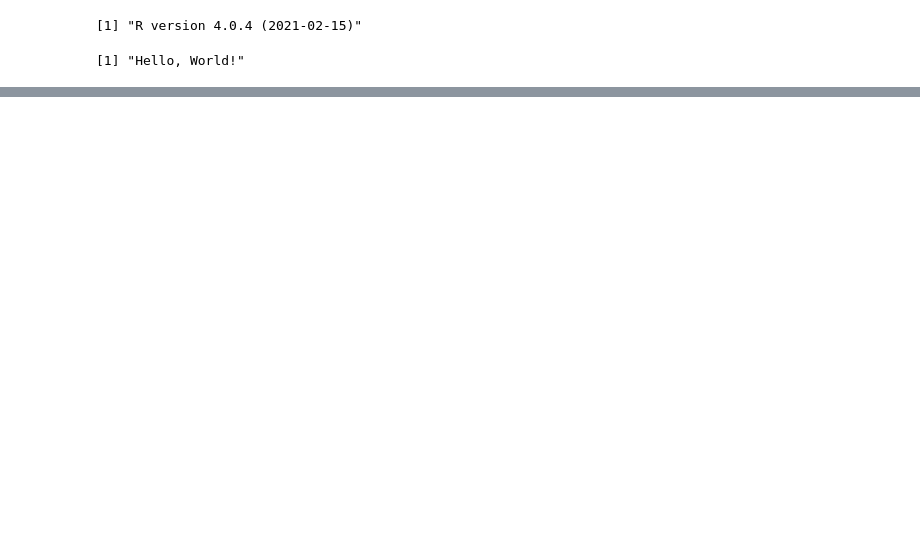
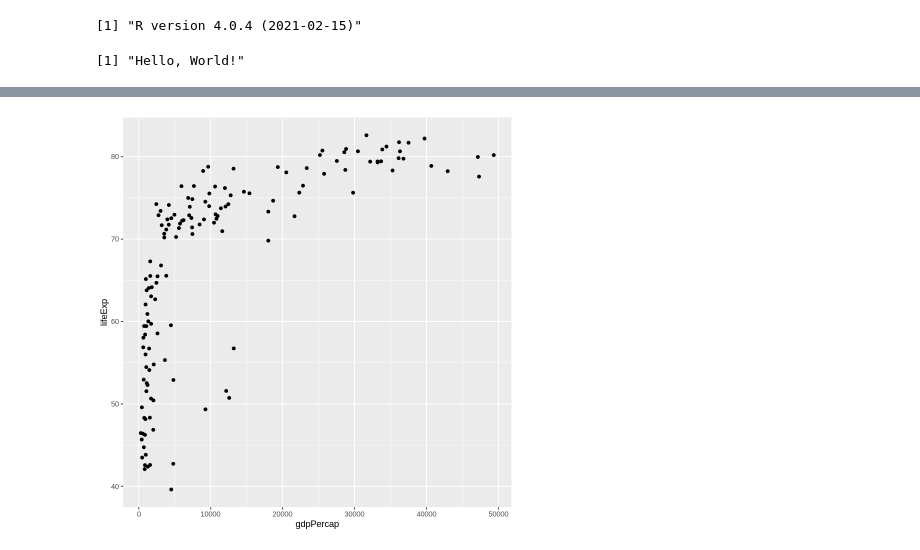
Before and after one commit to polaroidz/polaroidz, a Jupyter notebook: R_Handbook.ipynb, the cells around one changed output, grey strips where cells are left out. Cells and saved outputs as stored; diff of their text form; code cells hidden in the pictures; blank space fills up the shorter version.

```diff
--- a/R_Handbook.ipynb
+++ b/R_Handbook.ipynb
@@ -10,0 +235,3 @@ print("Hello, World!")
+# %%
+gapminder_2007 <- gapminder %>%
+  filter(year == 2007)
@@ -10,0 +250,6 @@ print("Hello, World!")
+# %%
+# aes = aesthetic
+ggplot(gapminder_2007, aes(x = gdpPercap, y = lifeExp)) +
+  geom_point()
+# %% [output]
+[figure, added]
```
Also changed, not shown: parts of 33 cells of this notebook.
